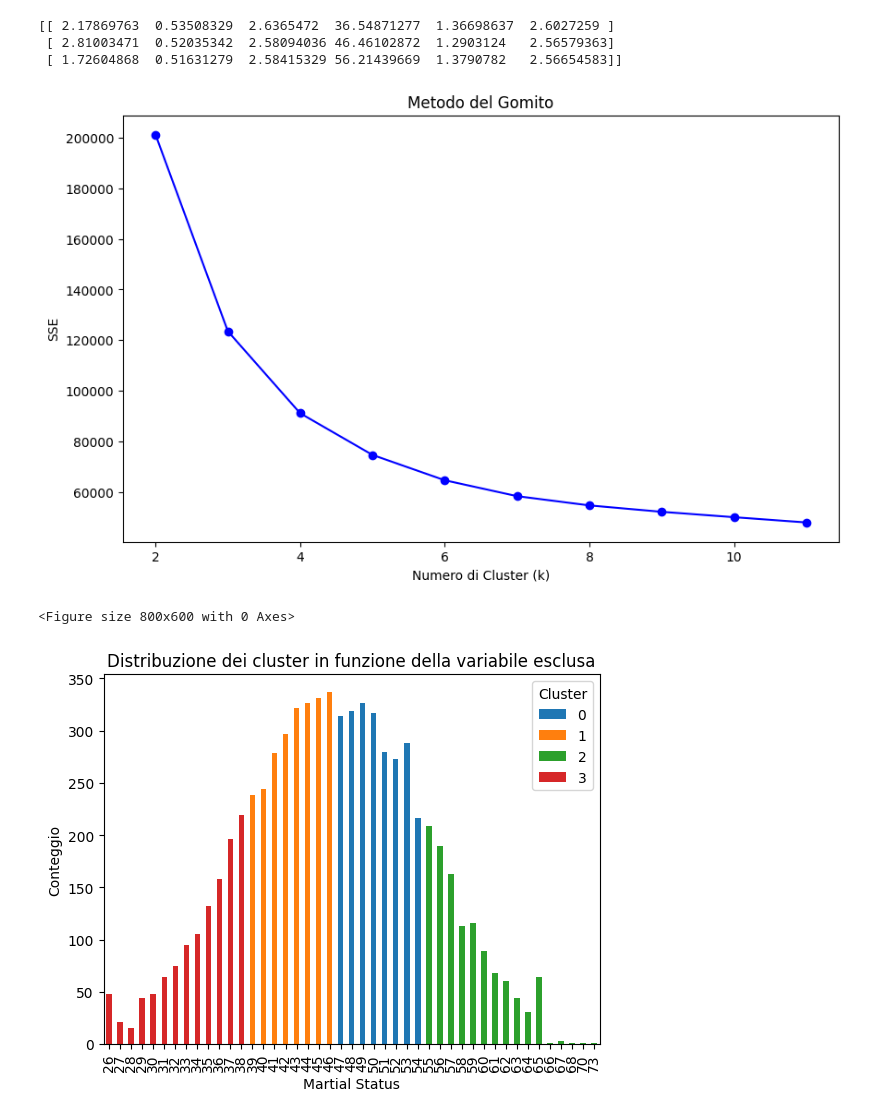
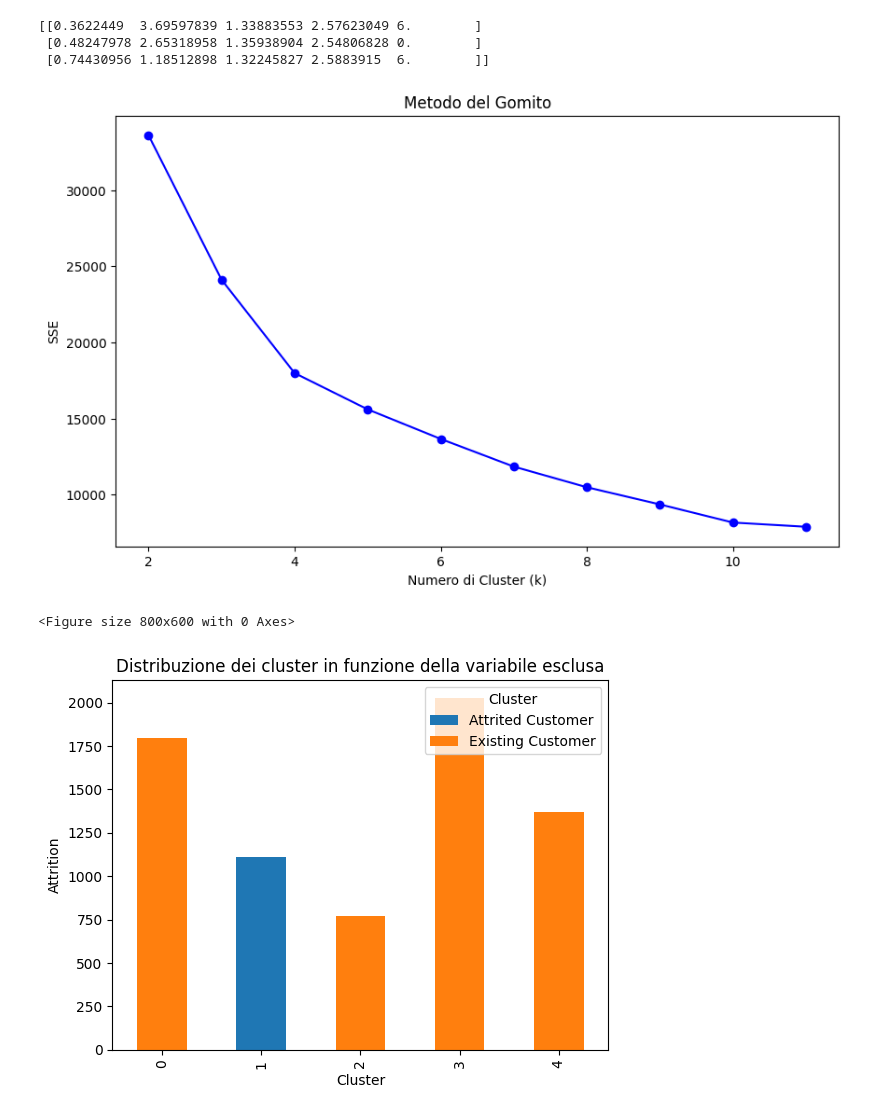
Before and after one commit to baroneleonardo/Predicting-Bank-Customers-Attrition, a Jupyter notebook: Clustering_total.ipynb, the cells around one changed output. Drawn from its saved outputs; the diff is of its cells as text; code cells hidden in the pictures.

Commit message:
clust

```diff
--- a/Clustering_total.ipynb
+++ b/Clustering_total.ipynb
@@ -49,6 +49,6 @@ dtype: object
 # %%
-df = data_subset.drop(['Attrition_Flag'], axis = 1)
-df_att = pd.DataFrame()
+#data_subset = data_subset[data_subset['Attrition_Flag'] != 'Existing Customer']
+df = pd.DataFrame()
 # Creazione di un oggetto LabelEncoder
 label_encoder = LabelEncoder()
 
@@ -57,6 +57,6 @@ df['Gender'] = label_encoder.fit_transform(data_subset['Gender'])
 df['Income_Category'] = label_encoder.fit_transform(data_subset['Income_Category'])
 df['Marital_Status'] = label_encoder.fit_transform(data_subset['Marital_Status'])
 df['Education_Level'] = label_encoder.fit_transform(data_subset['Education_Level'])
-df_att['Attrition_Flag'] = label_encoder.fit_transform(data_subset['Attrition_Flag'])
+df['Attrition_Flag'] = label_encoder.fit_transform(data_subset['Attrition_Flag'])*6
 print(df.dtypes)
 # %% [output]
@@ -74,9 +73,9 @@ kmeans.fit(df)
 # Stampa i centroidi dei cluster
 print(kmeans.cluster_centers_)
 # %% [output]
-[[ 2.17869763  0.53508329  2.6365472  36.54871277  1.36698637  2.6027259 ]
- [ 2.81003471  0.52035342  2.58094036 46.46102872  1.2903124   2.56579363]
- [ 1.72604868  0.51631279  2.58415329 56.21439669  1.3790782   2.56654583]]
+[[0.3622449  3.69597839 1.33883553 2.57623049 6.        ]
+ [0.48247978 2.65318958 1.35938904 2.54806828 0.        ]
+ [0.74430956 1.18512898 1.32245827 2.5883915  6.        ]]
 # %%
 import warnings
 warnings.filterwarnings("ignore")
@@ -98,20 +97,21 @@ plt.ylabel('SSE')
 plt.title('Metodo del Gomito')
 plt.show()
 # %% [output]
-[figure, old version]
+[figure, new version]
 # %%
-kmeans = KMeans(n_clusters=4)
+kmeans = KMeans(n_clusters=5)
 kmeans.fit(df)
 labels = kmeans.labels_
 data_subset['Cluster_Labels'] = labels
 # %%
 plt.figure(figsize=(8, 6))
-data_subset.groupby('Customer_Age')['Cluster_Labels'].value_counts().unstack().plot(kind='bar', stacked=True)
-plt.xlabel('Martial Status')
-plt.ylabel('Conteggio')
+ax = data_subset.groupby('Cluster_Labels')['Attrition_Flag'].value_counts().unstack().plot(kind='bar', stacked=True)
+plt.xlabel('Cluster')
+plt.ylabel('Attrition')
 plt.title('Distribuzione dei cluster in funzione della variabile esclusa')
 plt.legend(title='Cluster')
+
 plt.show()
 # %% [output]
 <Figure size 800x600 with 0 Axes>
-[figure, old version]
+[figure, new version]
```
Also changed, not shown: parts of 5 cells of this notebook.
